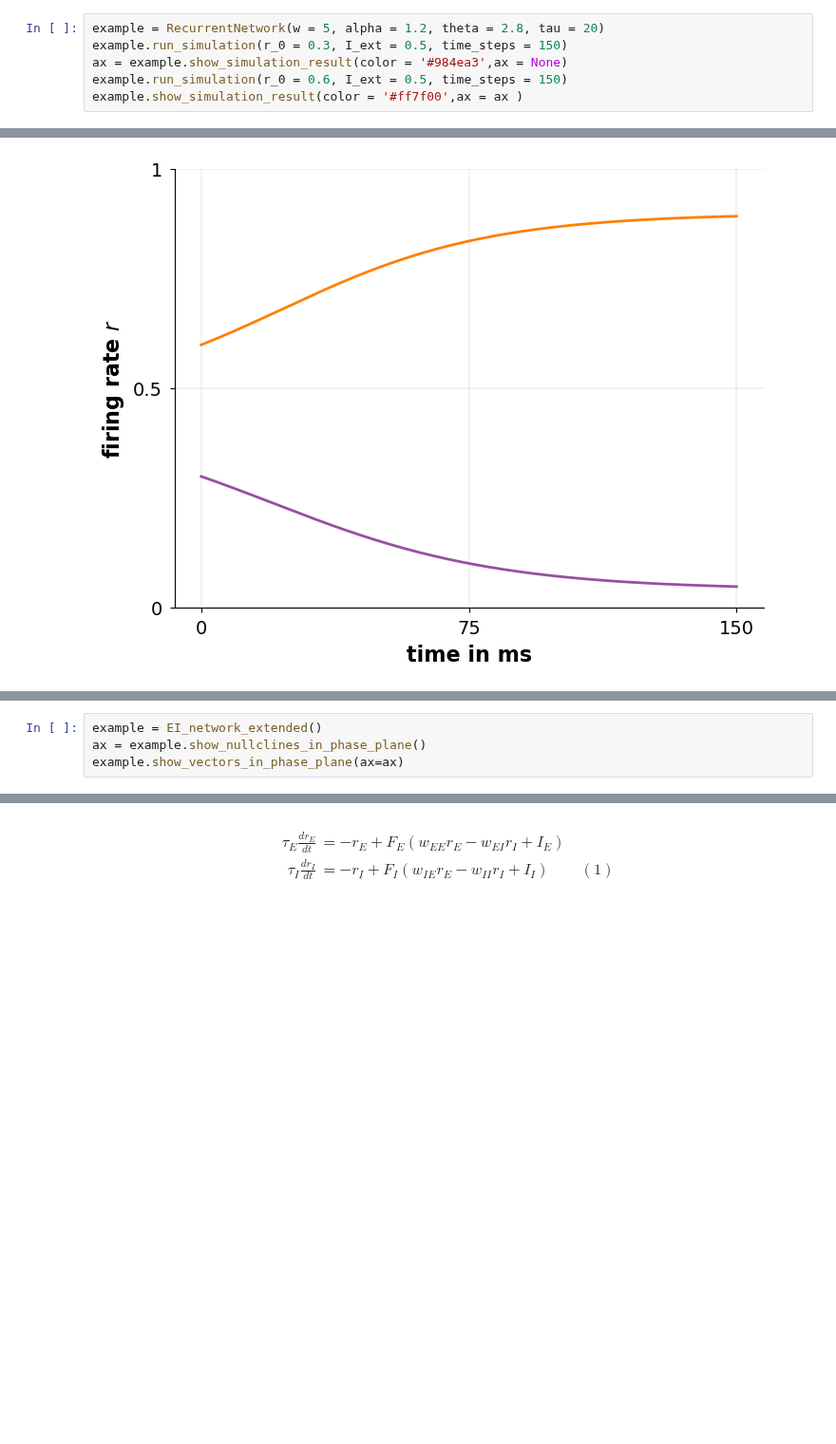
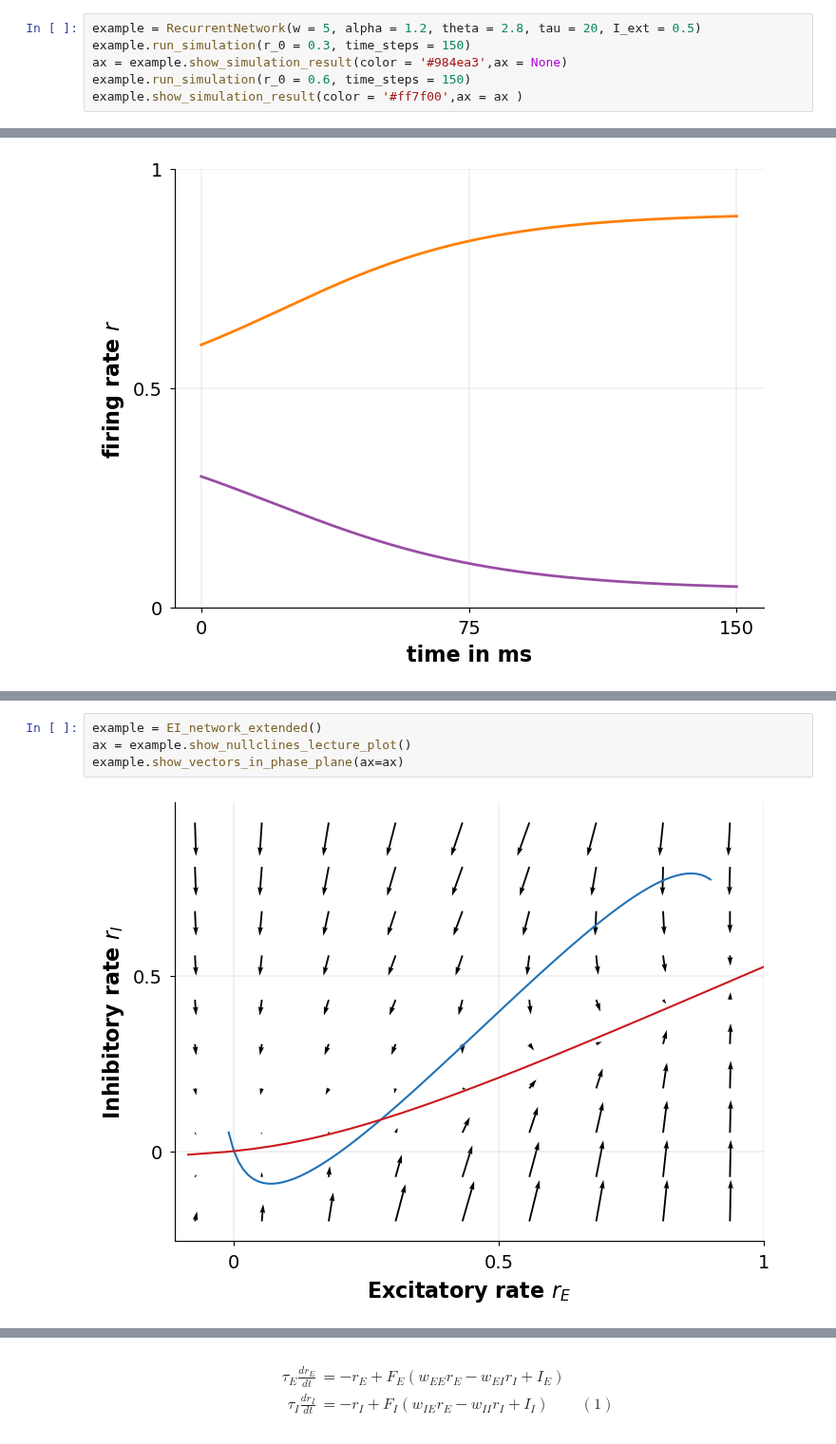
Before and after one commit to comp-neural-circuits/intro-to-comp-neuro, a Jupyter notebook: notebooks/Exc_8/notebook_8.ipynb, the cells around one changed output, grey strips where cells are left out. Shown at 95% size. Cells and saved outputs as stored; diff of their text form; blank space fills up the shorter version.

```diff
--- a/notebooks/Exc_8/notebook_8.ipynb
+++ b/notebooks/Exc_8/notebook_8.ipynb
@@ -213,8 +219,8 @@ example.show_phase_plane()
 # %%
-example = RecurrentNetwork(w = 5, alpha = 1.2, theta = 2.8, tau = 20)
-example.run_simulation(r_0 = 0.3, I_ext = 0.5, time_steps = 150)
+example = RecurrentNetwork(w = 5, alpha = 1.2, theta = 2.8, tau = 20, I_ext = 0.5)
+example.run_simulation(r_0 = 0.3, time_steps = 150)
 ax = example.show_simulation_result(color = '#984ea3',ax = None)
-example.run_simulation(r_0 = 0.6, I_ext = 0.5, time_steps = 150)
+example.run_simulation(r_0 = 0.6, time_steps = 150)
 example.show_simulation_result(color = '#ff7f00',ax = ax )
 # %% [output]
 <AxesSubplot:xlabel='time in ms', ylabel='firing rate $r$'>
@@ -444,8 +532,10 @@ class EI_network_extended(EI_network):
                  angles='xy', scale_units='xy', scale=1, facecolor='k', width = 0.003)
 # %%
 example = EI_network_extended()
-ax = example.show_nullclines_in_phase_plane()
+ax = example.show_nullclines_lecture_plot()
 example.show_vectors_in_phase_plane(ax=ax)
+# %% [output]
+[figure, added]
 # %%
 fig, (ax1,ax2) = plt.subplots(1,2, figsize = (12,6))
 
```
Also changed, not shown: parts of 19 cells of this notebook, 1 other file.
